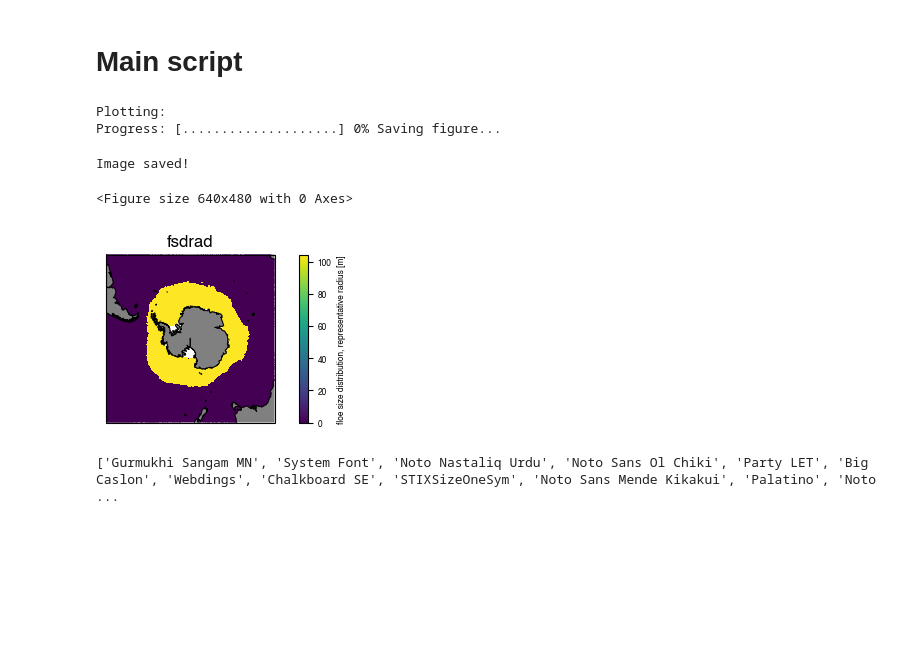
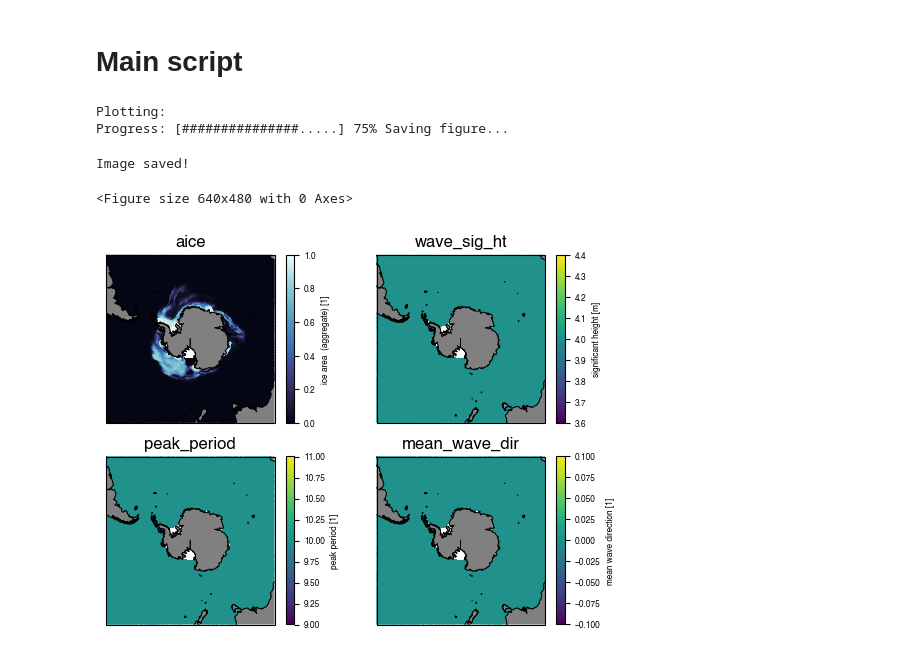
Before and after one commit to NoahDay/notebooks, a Jupyter notebook: macbook/plot_cice.ipynb, the cells around one changed output. Cells and saved outputs as stored; diff of their text form; code cells hidden in the pictures; blank space fills up the shorter version.

```diff
--- a/macbook/plot_cice.ipynb
+++ b/macbook/plot_cice.ipynb
@@ -177,7 +177,7 @@ plt.figure() #figsize=(15,8))
 LN = ds.TLON.values
 LT = ds.TLAT.values
 
-var_name = 'fsdrad'
+var_name = 'wave'
     # 'ice', 'ocn', 'atmo', 'wave'
 variable_list = get_var_list(var_name)
 hemisphere = "south"
@@ -189,36 +189,34 @@ plt.rcParams.update({
     })
 
 #filename = '/g/data/dy43/cice-dirs/runs/nowaves/history/iceh.2003-02-14.nc'
 ds = xr.open_dataset(filename)
 plt.figure() #figsize=(15,8))
 #LN = ds.LON.values
 #LT = ds.LAT.values
 projection, coord_lims = get_proj_info(hemisphere)
 print('Plotting:')
 
 
 for counter, exp in enumerate(variable_list):
     progressBar = "\rProgress: " + ProgressBar(len(variable_list), counter, 20, '#', '.')
     ShowBar(progressBar)
     ax = plt.subplot(2, math.ceil(len(variable_list)/2), counter+1, projection=projection, label='{0}'.format(counter))
     #print('     ' + exp)
     ax= plot_map(ax,exp,ds,LN,LT,hemisphere)
     ax.set_title(variable_list[counter])
 
 
 
 
 print('Saving figure...')
 temp = filename.partition('.')[2]
 plt.savefig(date+'_'+var_name+'-'+hemisphere+'.png', dpi = 300)
 print('Image saved!')
 # %% [output]
 Plotting:
-Progress: [....................] 0% Saving figure...
+Progress: [###############.....] 75% Saving figure...
 Image saved!
 <Figure size 640x480 with 0 Axes>
-[figure, old version]
+[figure, new version]
 # %%
-print(matplotlib.font_manager.get_font_names())
+#print(matplotlib.font_manager.get_font_names())
-# %% [output]
-['Gurmukhi Sangam MN', 'System Font', 'Noto Nastaliq Urdu', 'Noto Sans Ol Chiki', 'Party LET', 'Big Caslon', 'Webdings', 'Chalkboard SE', 'STIXSizeOneSym', 'Noto Sans Mende Kikakui', 'Palatino', 'Noto ...
```
